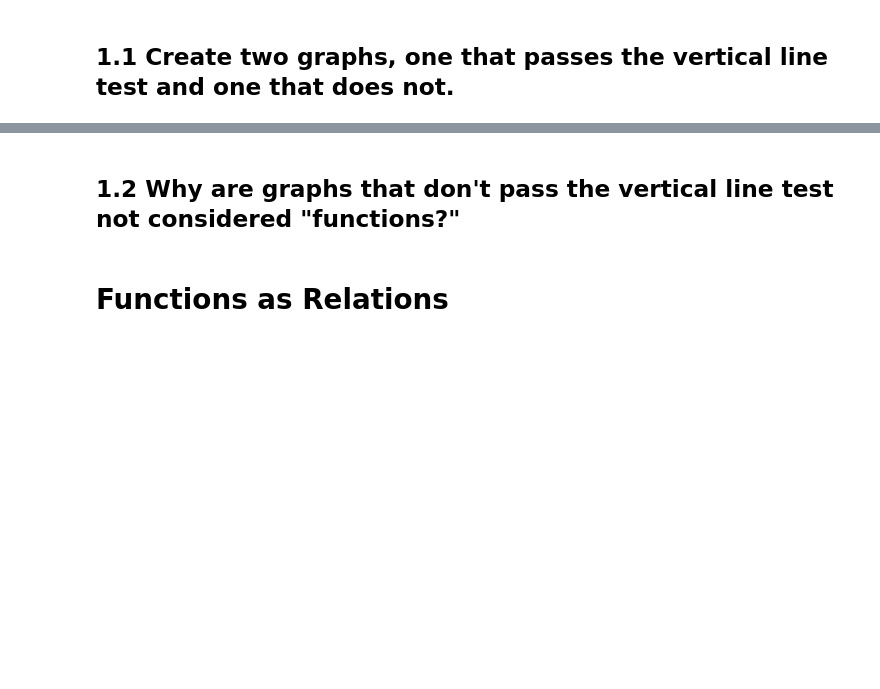
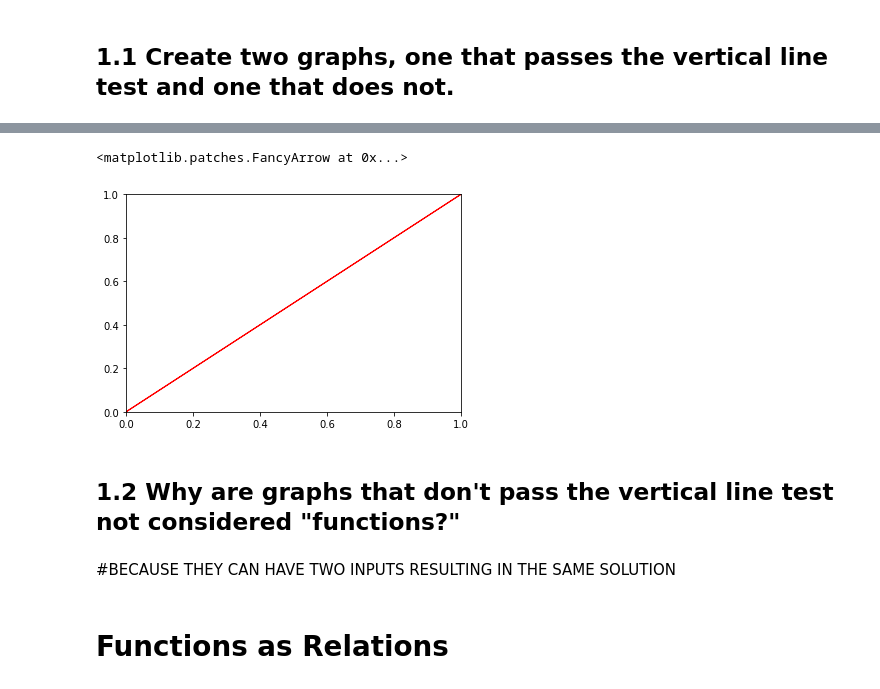
Before and after one commit to SarmenSinanian/DS-Unit-1-Sprint-4-Linear-Algebra, a Jupyter notebook: Sarmen_Sinanian_High_Dimensional_Data_Assignment.ipynb, the cells around one changed output, grey strips where cells are left out. Saved outputs shown, nothing was run; the diff lists cells and outputs as text; code cells hidden in the pictures; blank space fills up the shorter version.

```diff
--- a/Sarmen_Sinanian_High_Dimensional_Data_Assignment.ipynb
+++ b/Sarmen_Sinanian_High_Dimensional_Data_Assignment.ipynb
@@ -7,5 +31,15 @@
+# %%
+red = [1, 1]
+
+plt.arrow(0,0, red[0], red[1], head_width = .05, head_length=.05,
+         color = 'red')
+# %% [output]
+<matplotlib.patches.FancyArrow at 0x...>
+[figure, added]
 # %% [markdown]
 ## 1.2 Why are graphs that don't pass the vertical line test not considered "functions?"
+# %% [markdown]
+#BECAUSE THEY CAN HAVE TWO INPUTS RESULTING IN THE SAME SOLUTION
 # %% [markdown]
 # Functions as Relations
 # %% [markdown]
```
Also changed, not shown: parts of 36 cells of this notebook.
